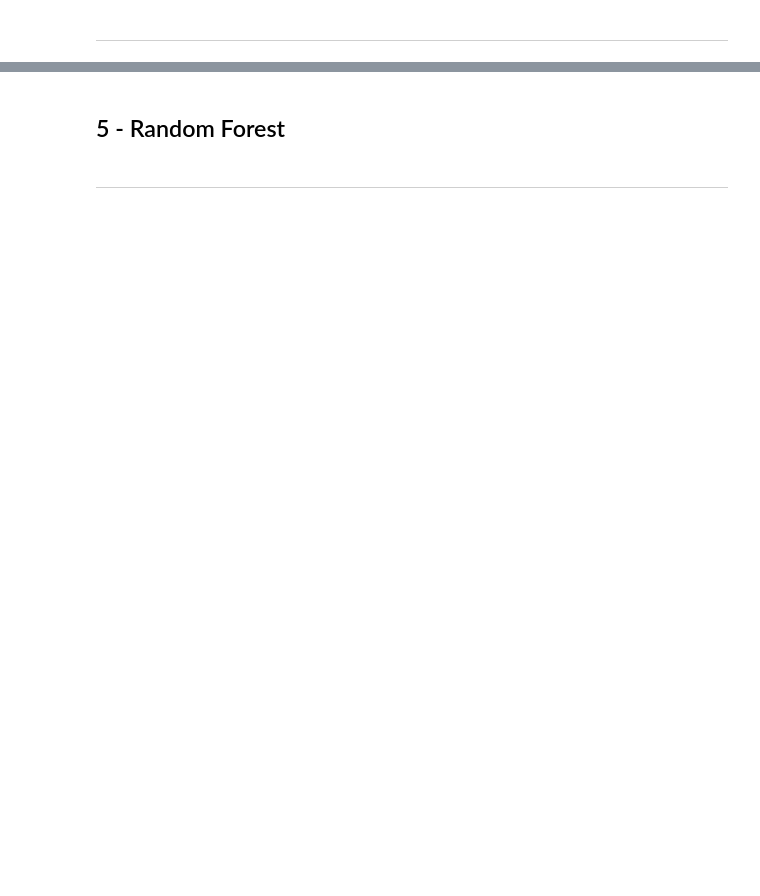
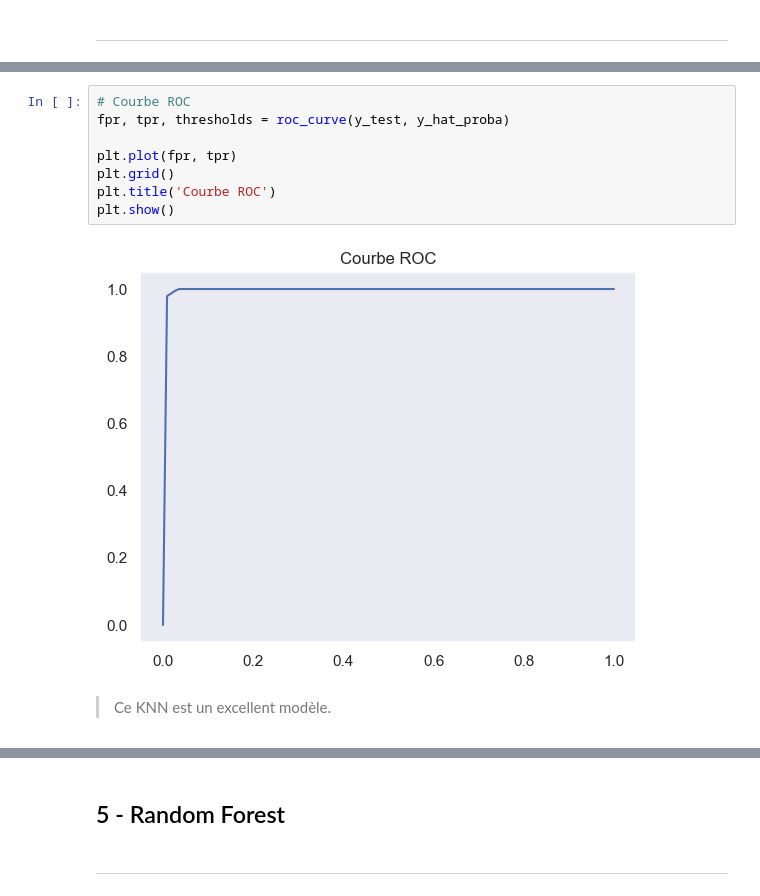
Before and after one commit to lengocduyvu/oncfm-detection-faux-billets, a Jupyter notebook: notebooks/oncfm-analyse.ipynb, the cells around one changed output, grey strips where cells are left out. Drawn from its saved outputs; the diff is of its cells as text; blank space fills up the shorter version.

```diff
--- a/notebooks/oncfm-analyse.ipynb
+++ b/notebooks/oncfm-analyse.ipynb
@@ -475,3 +529,15 @@ Recall : 0.99
+# %%
+# Courbe ROC
+fpr, tpr, thresholds = roc_curve(y_test, y_hat_proba)
+
+plt.plot(fpr, tpr)
+plt.grid()
+plt.title('Courbe ROC')
+plt.show()
+# %% [output]
+[figure, added]
+# %% [markdown]
+> Ce KNN est un excellent modèle.
 # %% [markdown]
 <img src="../gfx/sep.jpg" alt="Barre">
 # %% [markdown]
```
Also changed, not shown: parts of 13 cells of this notebook.
